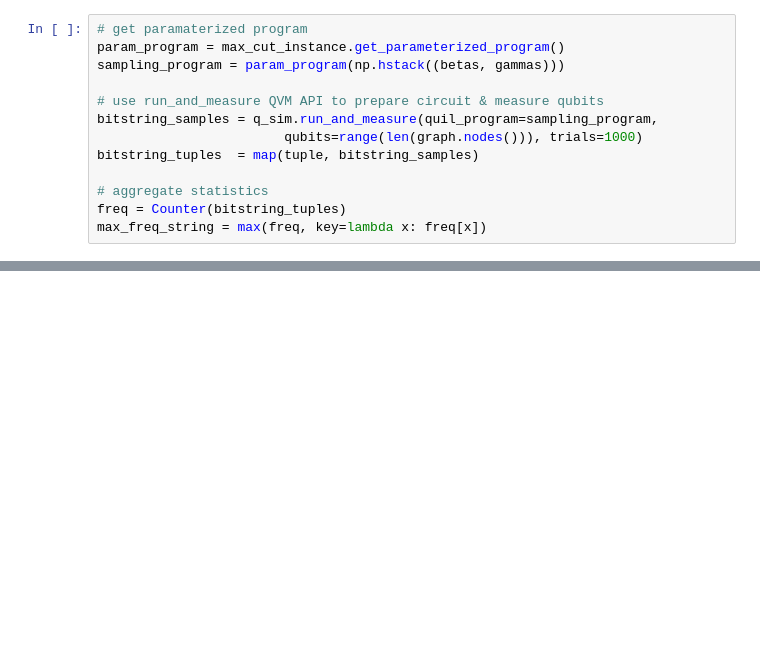
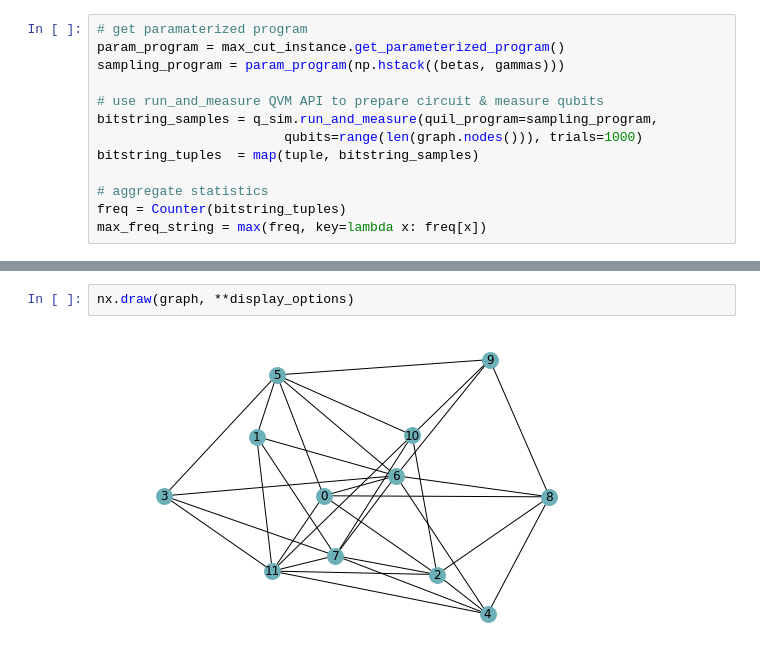
Before and after one commit to WNoxchi/deeplearningstudy, a Jupyter notebook: quantum/qaoa_max_cut.ipynb, the cells around one changed output, grey strips where cells are left out. Saved outputs shown, nothing was run; the diff lists cells and outputs as text; blank space fills up the shorter version.

```diff
--- a/quantum/qaoa_max_cut.ipynb
+++ b/quantum/qaoa_max_cut.ipynb
@@ -270,0 +392,4 @@ max_cut
+# %%
+nx.draw(graph, **display_options)
+# %% [output]
+[figure, added]
```
Also changed, not shown: parts of 47 cells of this notebook.
